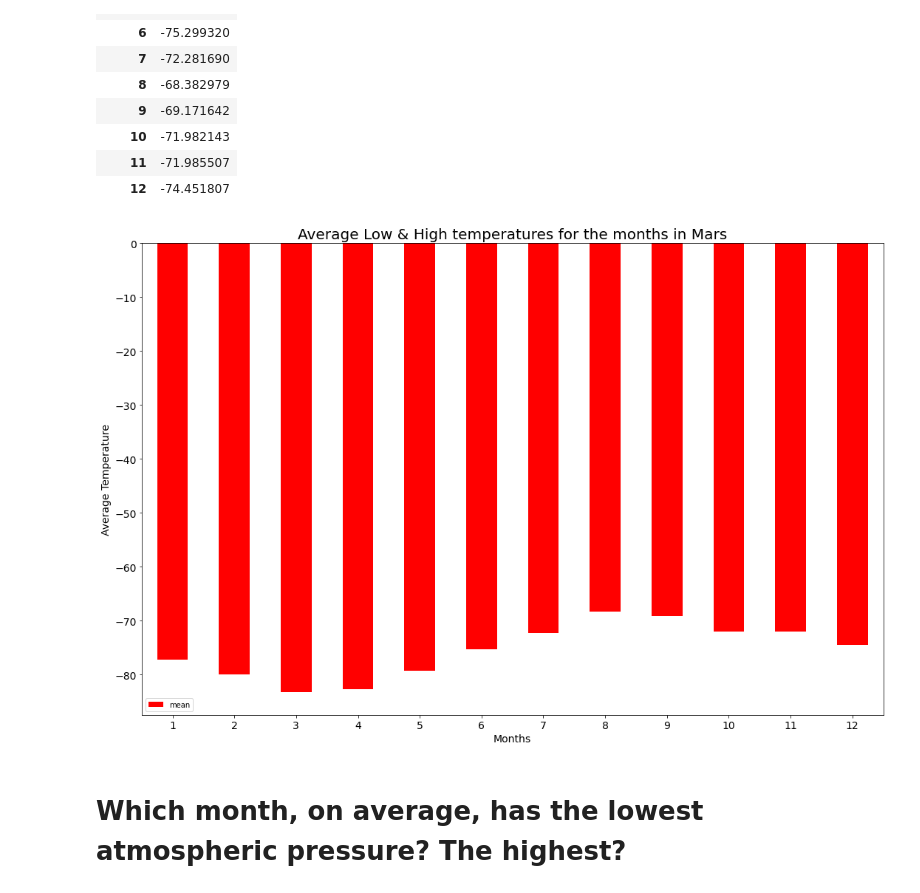
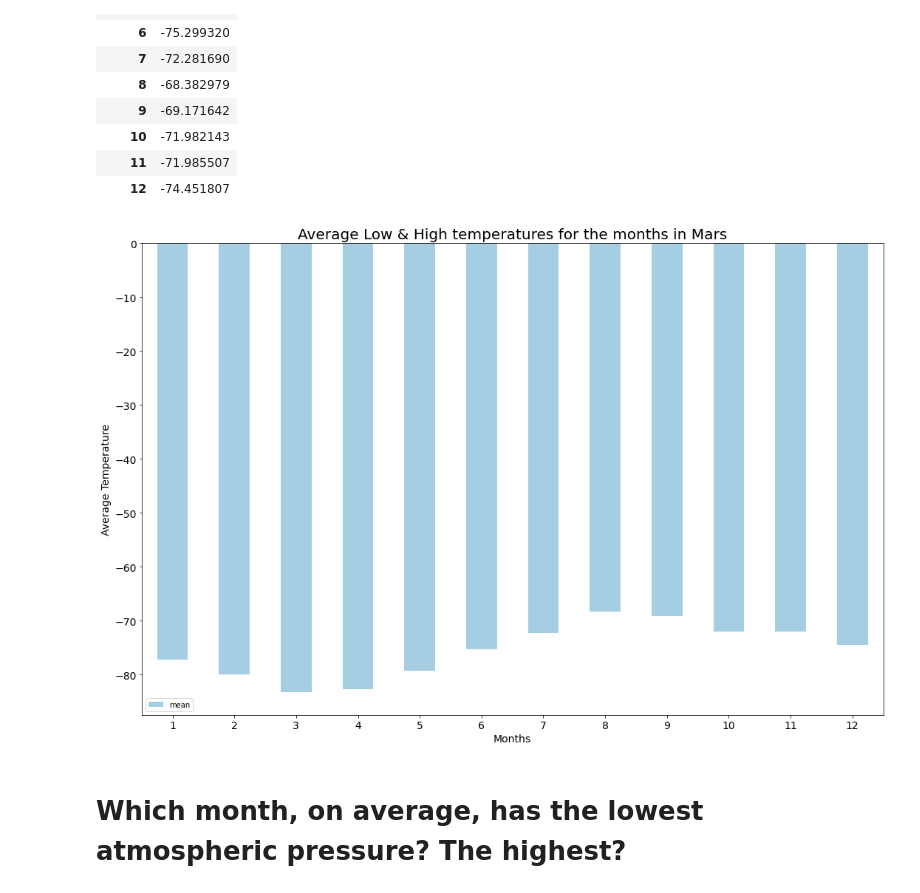
Before and after one commit to Master-Leo/Web-Scraping-Challenge, a Jupyter notebook: mars_data_challenge_part_2.ipynb, the cells around one changed output. Saved outputs shown, nothing was run; the diff lists cells and outputs as text; code cells hidden in the pictures.

```diff
--- a/mars_data_challenge_part_2.ipynb
+++ b/mars_data_challenge_part_2.ipynb
@@ -140,16 +146,16 @@ temp_avg
 | 11 | -71.985507 |
 | 12 | -74.451807 |
 # %%
-plot_pandas = temp_avg.plot(kind="bar", figsize=(15,10), color='red',fontsize = 14,rot=0)
+plot_pandas = temp_avg.plot(kind="bar", figsize=(15,10), colormap='Paired',fontsize = 14,rot=0)
 
 plt.xlabel("Months",fontsize = 14)
 plt.ylabel("Average Temperature",fontsize = 14)
 plt.title("Average Low & High temperatures for the months in Mars",fontsize = 20)
 
 plt.tight_layout()
 plt.show()
 # %% [output]
-[figure, old version]
+[figure, new version]
 # %% [markdown]
 # Which month, on average, has the lowest atmospheric pressure? The highest?
 # %%
```
Also changed, not shown: parts of 2 cells of this notebook.
